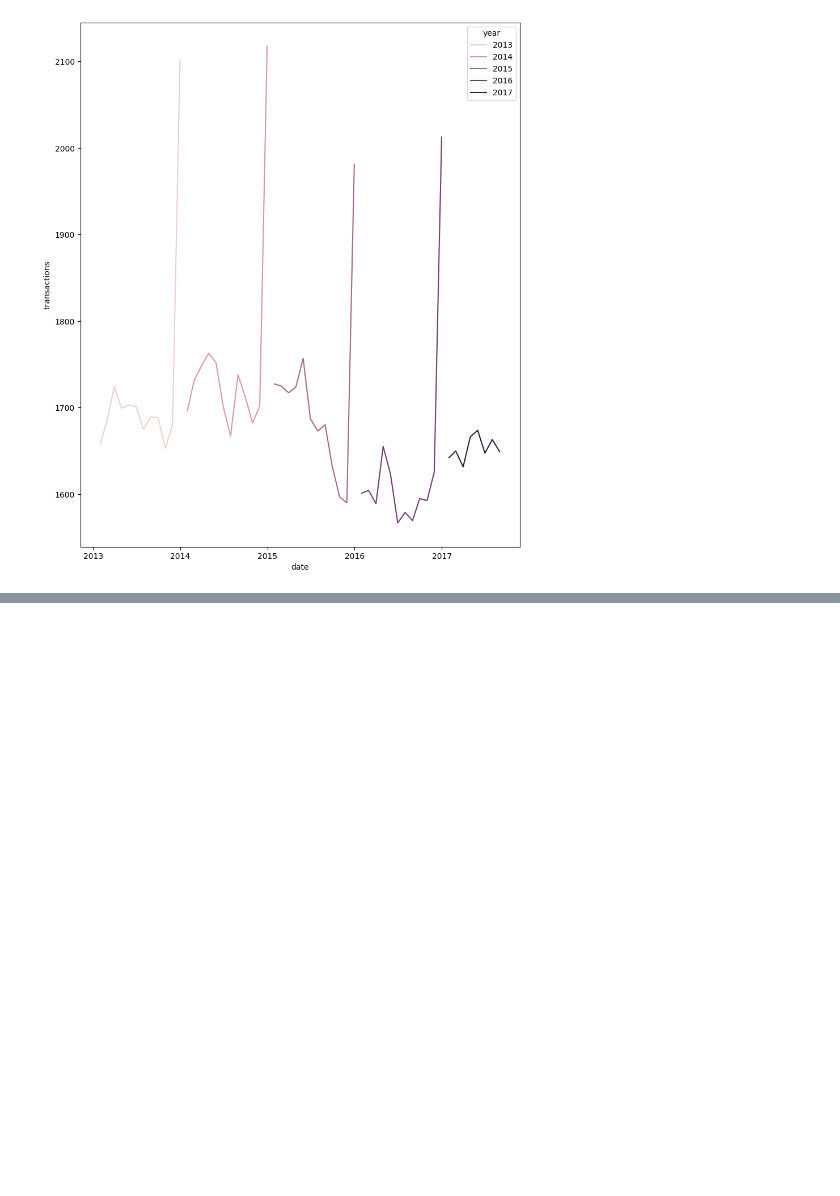
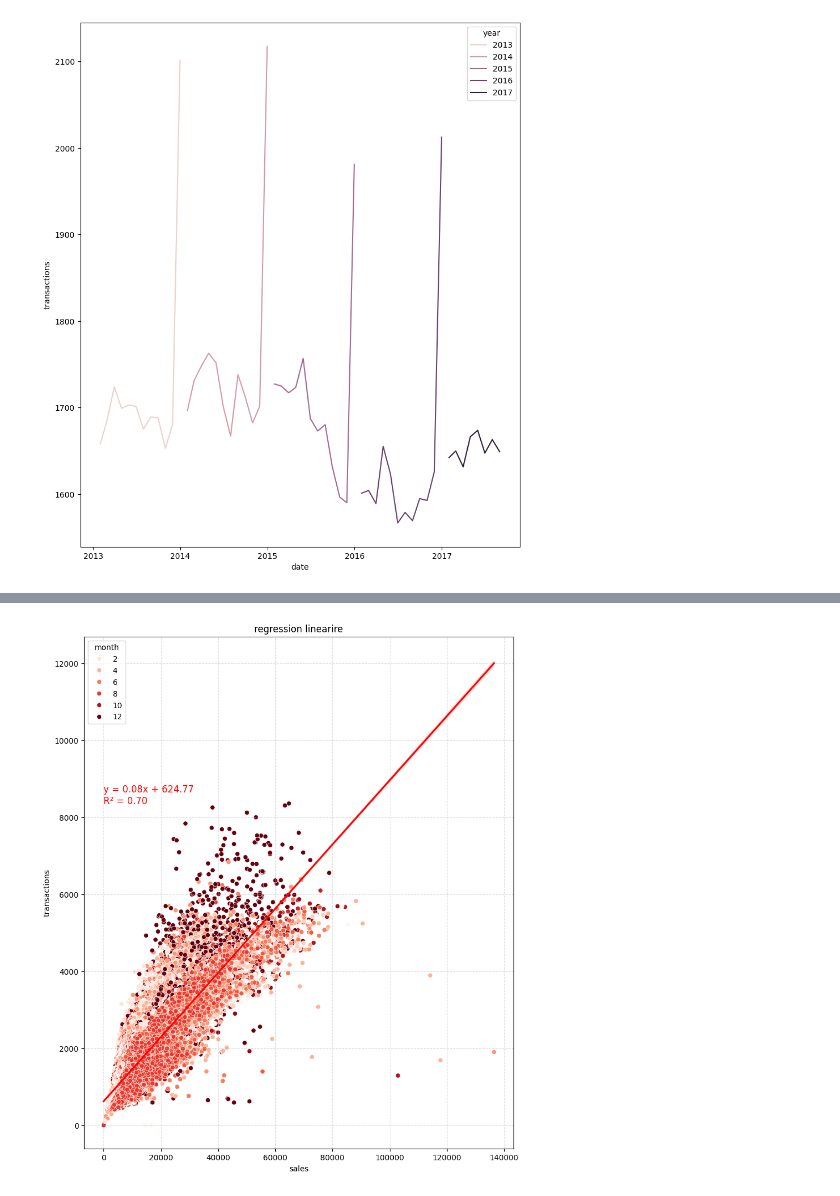
Before and after one commit to Grelatif/Data_Science, a Jupyter notebook: Projects/Temporal_Series/Store_Sales_Forecast/notebooks/notebook.ipynb, the cells around one changed output, grey strips where cells are left out. Drawn from its saved outputs; the diff is of its cells as text; code cells hidden in the pictures; blank space fills up the shorter version.

```diff
--- a/Projects/Temporal_Series/Store_Sales_Forecast/notebooks/notebook.ipynb
+++ b/Projects/Temporal_Series/Store_Sales_Forecast/notebooks/notebook.ipynb
@@ -368,0 +389,30 @@ plt.show()
+# %%
+
+# let's add value of regression line
+from scipy.stats import linregress
+
+# Drop na
+df_clean = sales_vs_transact_df[["sales", "transactions", "month"]].dropna()
+
+# compute linear regression coefficients
+slope, intercept, r_value, p_value, std_err = linregress(df_clean["sales"], df_clean["transactions"])
+
+plt.figure(figsize=(10, 12))
+sns.scatterplot(data=df_clean, x="sales", y="transactions", palette="Reds", hue = "month")
+sns.regplot(data=df_clean, x="sales", y="transactions", scatter=False, color="red")
+
+# Affichage des coefficients sur le graphique
+plt.text(
+    x=df_clean["sales"].min(),
+    y=df_clean["transactions"].max(), # x, y positions
+    s=f"y = {slope:.2f}x + {intercept:.2f}\nR² = {r_value**2:.2f}", # texte en lui meme
+    fontsize=12,
+    color="red"
+)
+plt.title("regression linearire")
+plt.grid(True, linestyle='--', alpha=0.4)
+plt.show()
+
+# we can see the correlation, but also the fact that for december, transactions are really higher.
+# %% [output]
+[figure, added]
```
Also changed, not shown: parts of 4 cells of this notebook.
